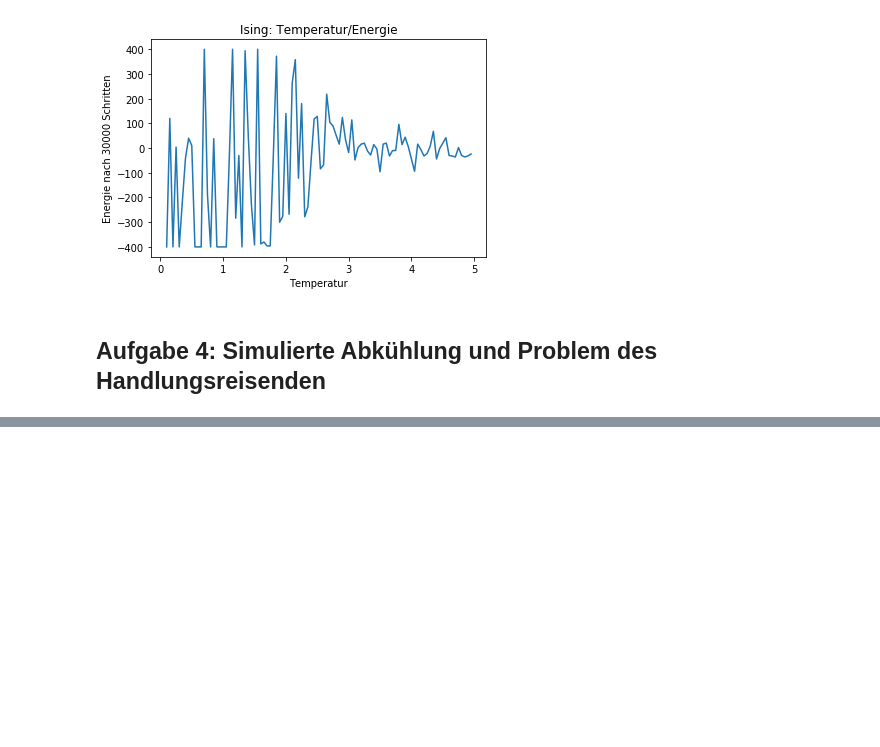
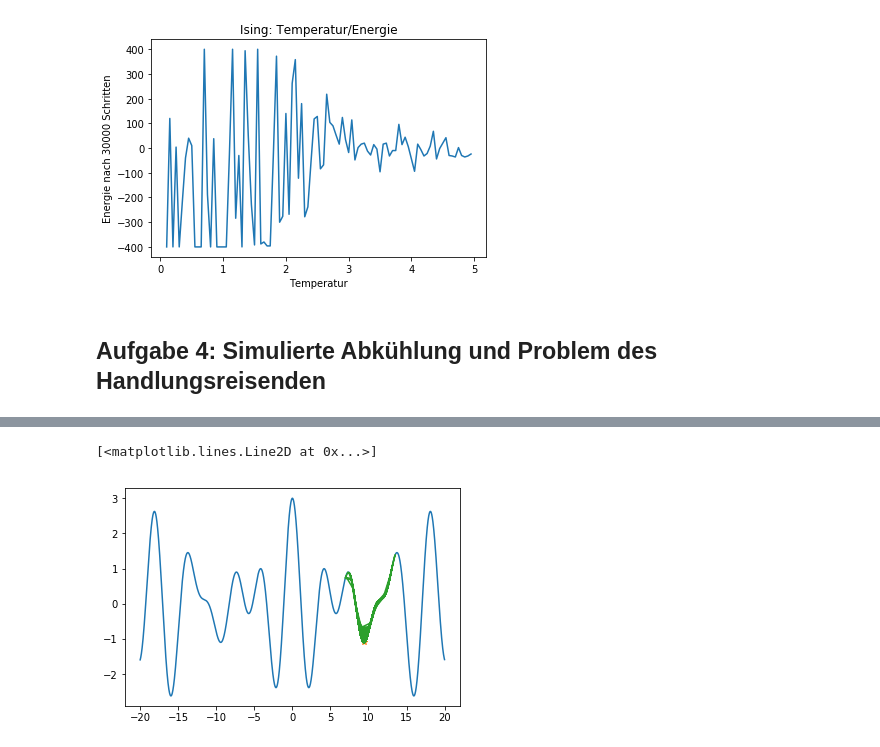
Before and after one commit to darenegade/modellbildung, a Jupyter notebook: Abgabe 4/Abgabe 4.ipynb, the cells around one changed output, grey strips where cells are left out. Drawn from its saved outputs; the diff is of its cells as text; code cells hidden in the pictures; blank space fills up the shorter version.

```diff
--- a/Abgabe 4/Abgabe 4.ipynb
+++ b/Abgabe 4/Abgabe 4.ipynb
@@ -291,0 +332,15 @@ Text(0.5,1,'Ising: Temperatur/Energie')
+# %%
+def f2(x, *params):
+    return math.cos(x)+math.cos(math.sqrt(2)*x)+math.cos(math.sqrt(3)*x)
+
+interval = (-20, 20)
+x0 = 10
+res = annealing(x0, f2, interval, 10000)
+
+range1 = arange(interval[0],interval[1],0.01)
+plot(range1, [f2(r) for r in range1])
+plot(res[0], res[1], '*')
+plot(res[2], res[3])
+# %% [output]
+[<matplotlib.lines.Line2D at 0x...>]
+[figure, added]
```
Also changed, not shown: parts of 4 cells of this notebook.
